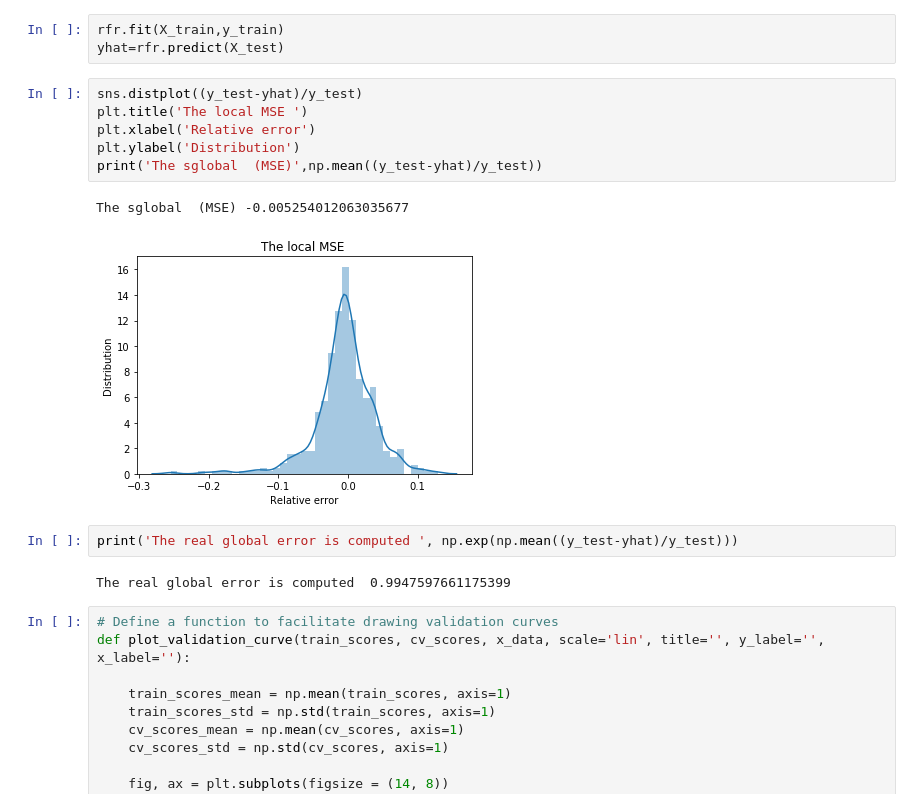
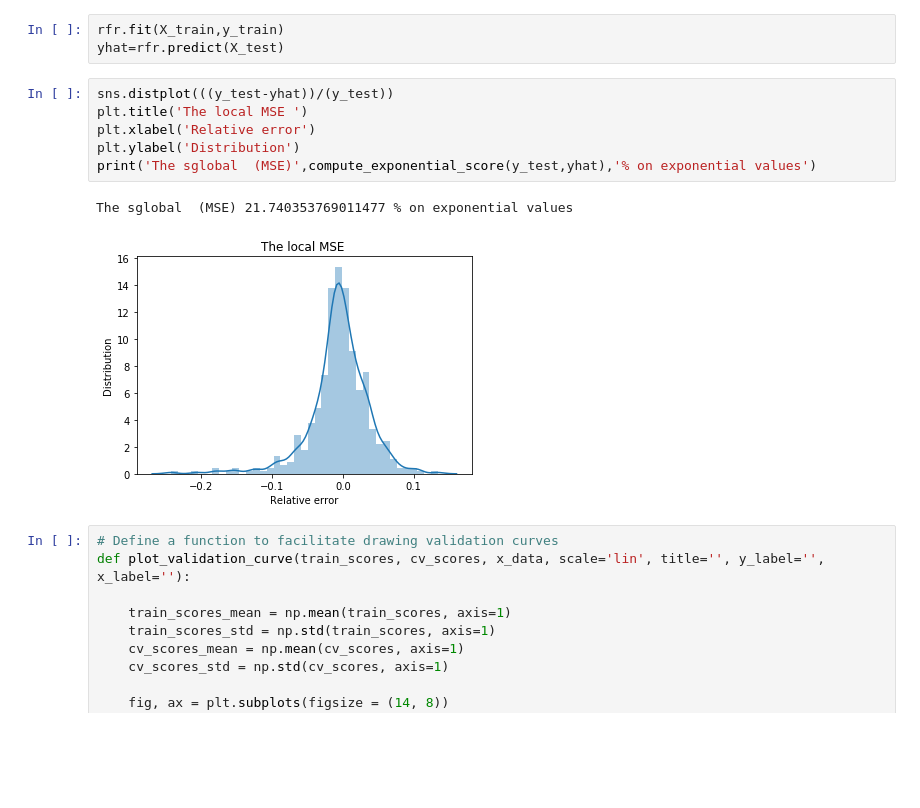
Before and after one commit to PatrizioCanzi/Course-Test, a Jupyter notebook: Capstone project- AirBnb_final.ipynb, the cells around one changed output. Drawn from its saved outputs; the diff is of its cells as text; blank space fills up the shorter version.

```diff
--- a/Capstone project- AirBnb_final.ipynb
+++ b/Capstone project- AirBnb_final.ipynb
@@ -708,18 +737,14 @@ array([-0.291447  , -0.25327747, -0.25559739, -0.22433607, -0.2392301 ])
 rfr.fit(X_train,y_train)
 yhat=rfr.predict(X_test)
 # %%
-sns.distplot((y_test-yhat)/y_test)
+sns.distplot(((y_test-yhat))/(y_test))
 plt.title('The local MSE ')
 plt.xlabel('Relative error')
 plt.ylabel('Distribution')
-print('The sglobal  (MSE)',np.mean((y_test-yhat)/y_test))
+print('The sglobal  (MSE)',compute_exponential_score(y_test,yhat),'% on exponential values')
 # %% [output]
-The sglobal  (MSE) -0.005254012063035677
+The sglobal  (MSE) 21.740353769011477 % on exponential values
-[figure, old version]
+[figure, new version]
-# %%
-print('The real global error is computed ', np.exp(np.mean((y_test-yhat)/y_test)))
-# %% [output]
-The real global error is computed  0.9947597661175399
 # %%
 # Define a function to facilitate drawing validation curves
 def plot_validation_curve(train_scores, cv_scores, x_data, scale='lin', title='', y_label='', x_label=''):
```
Also changed, not shown: parts of 33 cells of this notebook, 2 other files.
